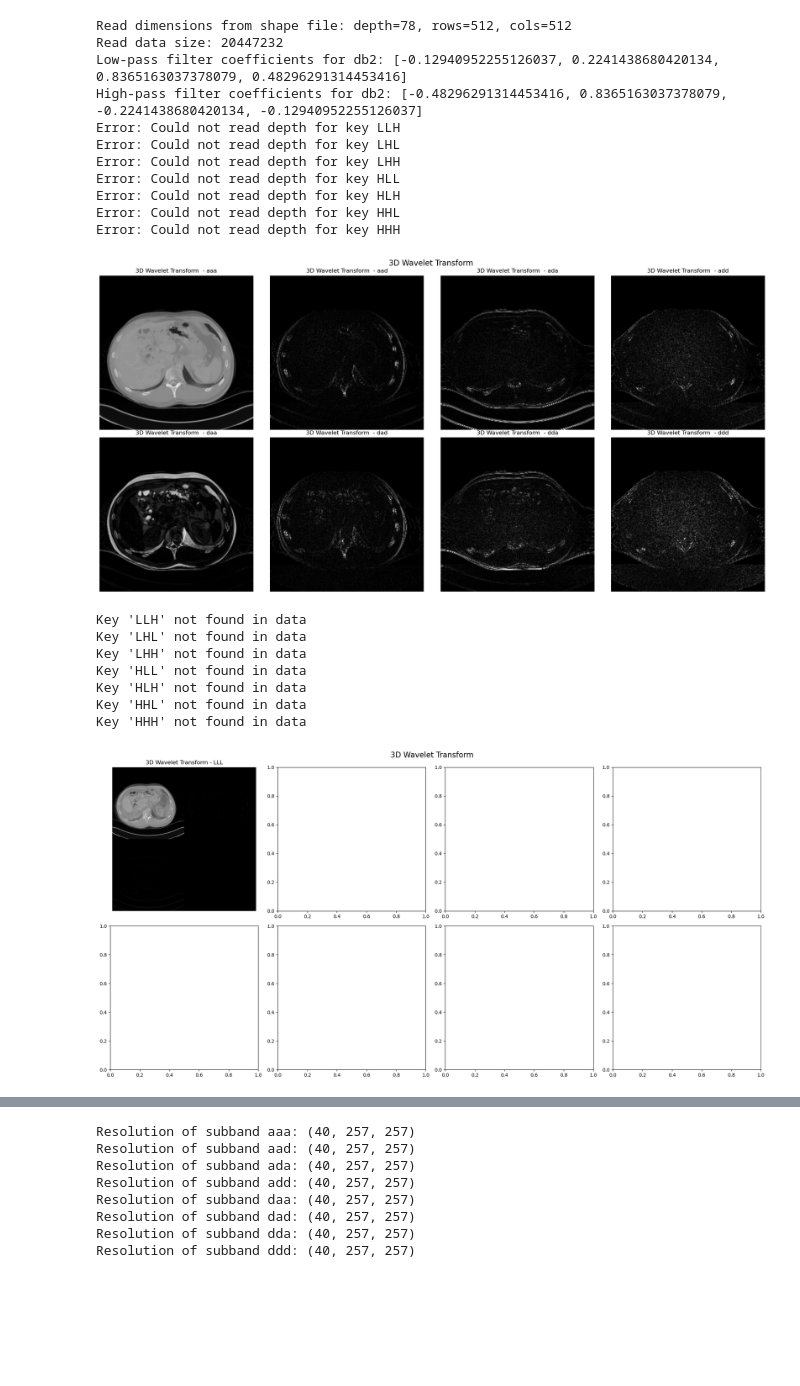
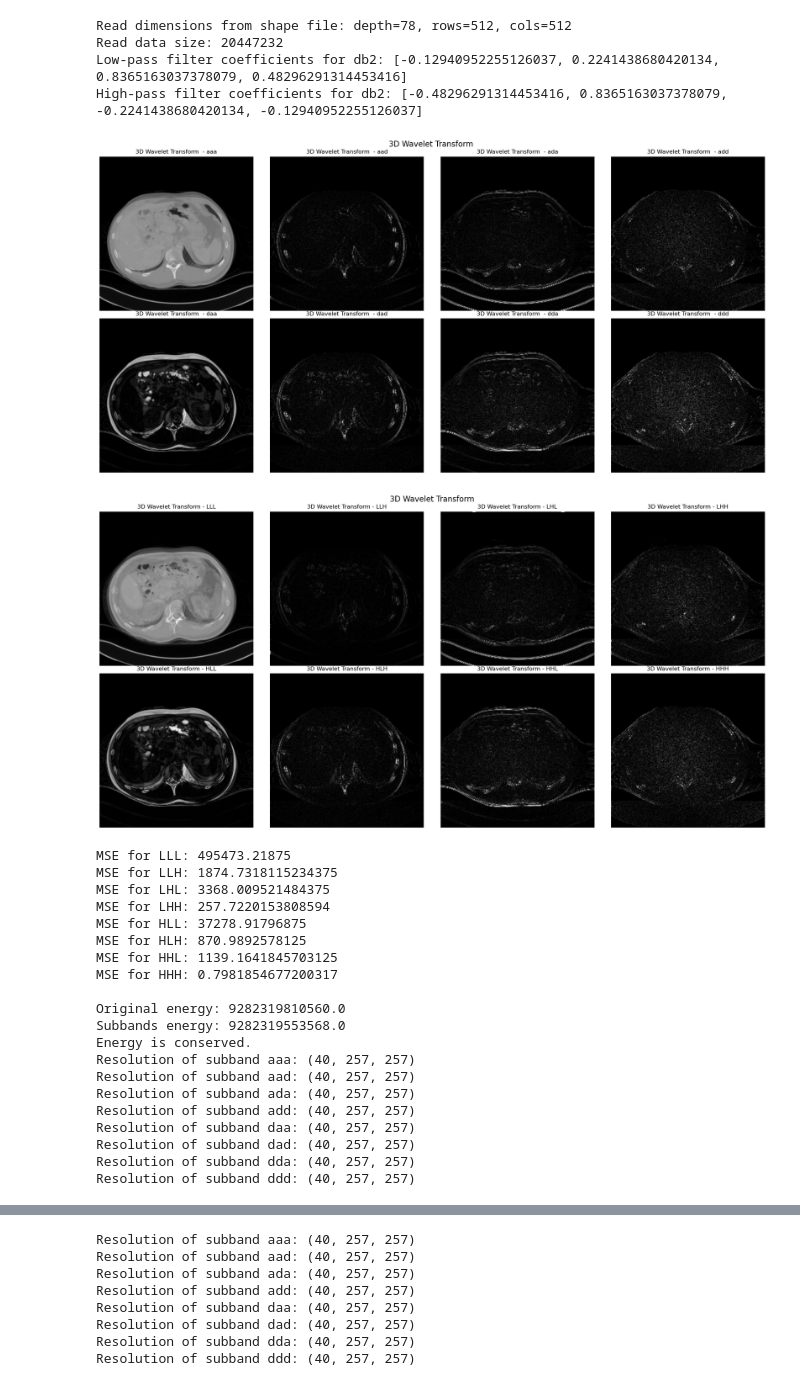
Before and after one commit to Expo39/CCE3015, a Jupyter notebook: DWT/Python/Test2.ipynb, the cells around one changed output, grey strips where cells are left out. Cells and saved outputs as stored; diff of their text form; code cells hidden in the pictures; blank space fills up the shorter version.

```diff
--- a/DWT/Python/Test2.ipynb
+++ b/DWT/Python/Test2.ipynb
@@ -162,45 +162,54 @@ data_cpp = read_wavelet3d_result(cpp_filename)
 
 # Display the images for 3D wavelet transform using PyWavelets
 display_images(coeffs_pywt, '3D Wavelet Transform ', keys=['aaa', 'aad', 'ada', 'add', 'daa', 'dad', 'dda', 'ddd'])
 
 # Display the images for 3D wavelet transform from C++ implementation
 display_images(data_cpp, '3D Wavelet Transform', keys=['LLL', 'LLH', 'LHL', 'LHH', 'HLL', 'HLH', 'HHL', 'HHH'])
 
 # Mapping between C++ keys and PyWavelets keys
 cpp_to_pywt_keys = {
     'LLL': 'aaa', 'LLH': 'aad', 'LHL': 'ada', 'LHH': 'add',
     'HLL': 'daa', 'HLH': 'dad', 'HHL': 'dda', 'HHH': 'ddd'
 }
 
 # Compare the results with corrected key mapping
 for cpp_key, pywt_key in cpp_to_pywt_keys.items():
     try:
         cpp_data, pywt_data = crop_to_match_shape(data_cpp[cpp_key], coeffs_pywt[pywt_key])
         mse = np.mean((cpp_data - pywt_data) ** 2)
         print(f"MSE for {cpp_key}: {mse}")
     except KeyError as e:
         print(f"KeyError: {e} for key {cpp_key}")
 
 # Check energy conservation
 check_energy_conservation(original_data, data_cpp)
+
+for key, value in coeffs_pywt.items():
+    print(f"Resolution of subband {key}: {value.shape}")
 # %% [output]
 Read dimensions from shape file: depth=78, rows=512, cols=512
 Read data size: 20447232
 Low-pass filter coefficients for db2: [-0.12940952255126037, 0.2241438680420134, 0.8365163037378079, 0.48296291314453416]
 High-pass filter coefficients for db2: [-0.48296291314453416, 0.8365163037378079, -0.2241438680420134, -0.12940952255126037]
-Error: Could not read depth for key LLH
-Error: Could not read depth for key LHL
-Error: Could not read depth for key LHH
-Error: Could not read depth for key HLL
-Error: Could not read depth for key HLH
-Error: Could not read depth for key HHL
-Error: Could not read depth for key HHH
 [figure]
+[figure, new version]
-Key 'LLH' not found in data
-Key 'LHL' not found in data
-Key 'LHH' not found in data
-Key 'HLL' not found in data
-Key 'HLH' not found in data
-Key 'HHL' not found in data
-Key 'HHH' not found in data
+MSE for LLL: 495473.21875
+MSE for LLH: 1874.7318115234375
+MSE for LHL: 3368.009521484375
+MSE for LHH: 257.7220153808594
+MSE for HLL: 37278.91796875
+MSE for HLH: 870.9892578125
+MSE for HHL: 1139.1641845703125
+MSE for HHH: 0.7981854677200317
+
+Original energy: 9282319810560.0
+Subbands energy: 9282319553568.0
+Energy is conserved.
+Resolution of subband aaa: (40, 257, 257)
+Resolution of subband aad: (40, 257, 257)
+Resolution of subband ada: (40, 257, 257)
+Resolution of subband add: (40, 257, 257)
+Resolution of subband daa: (40, 257, 257)
+Resolution of subband dad: (40, 257, 257)
+Resolution of subband dda: (40, 257, 257)
+Resolution of subband ddd: (40, 257, 257)
-[figure, old version]
```
Also changed, not shown: parts of 2 cells of this notebook, 10 other files.
